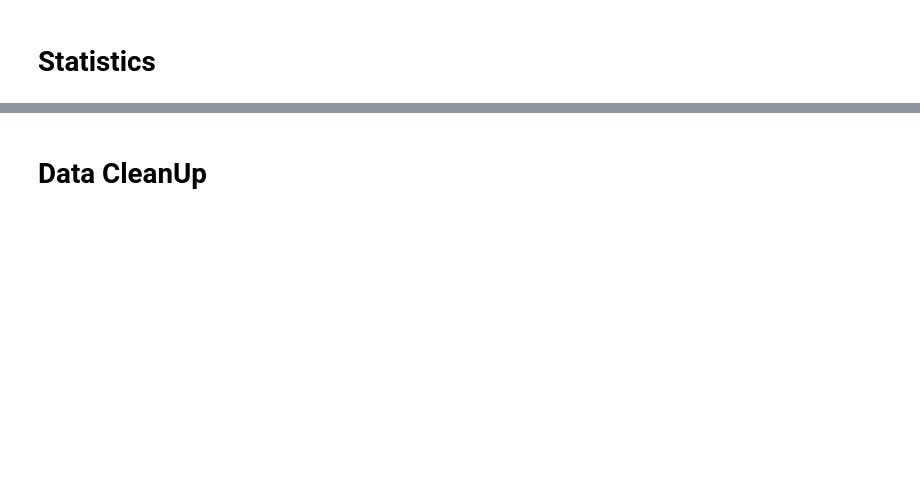
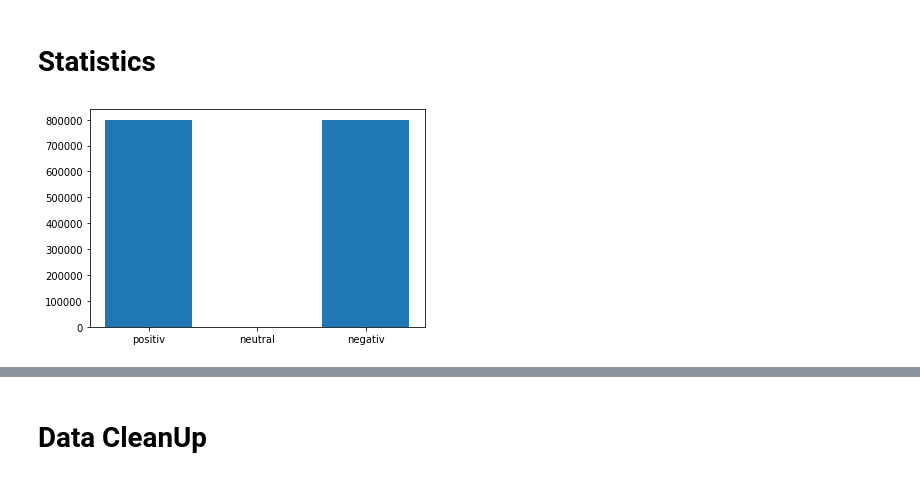
Before and after one commit to Fitz-commit/nlp_mueller, a Jupyter notebook: wi20_nlp_2022_4831831.ipynb, the cells around one changed output, grey strips where cells are left out. Saved outputs shown, nothing was run; the diff lists cells and outputs as text; code cells hidden in the pictures; blank space fills up the shorter version.

```diff
--- a/wi20_nlp_2022_4831831.ipynb
+++ b/wi20_nlp_2022_4831831.ipynb
@@ -17,2 +19,4 @@ from sklearn.metrics import classification_report, accuracy_score, confusion_mat
 # %% [markdown]
 # Data Management
+# %%
+df = pd.read_csv('sentiment_140.csv', sep=',', encoding='latin-1', names=["target","ids","date","user","text"])
@@ -18,0 +59,3 @@ from sklearn.metrics import classification_report, accuracy_score, confusion_mat
+# %%
+df['length'] = df['text'].apply(len)
+df.head(3)
@@ -19,2 +74,11 @@ from sklearn.metrics import classification_report, accuracy_score, confusion_mat
 # %% [markdown]
 # Statistics
+# %%
+counts = np.array([df[df['target'] == 4].shape[0],df[df['target'] == 2].shape[0], df[df['target'] == 0].shape[0]])
+bar_labels = np.array(['positiv', 'neutral', 'negativ'])
+
+plt.bar(bar_labels, counts)
+
+plt.show()
+# %% [output]
+[figure, added]
```
Also changed, not shown: parts of 18 cells of this notebook.
